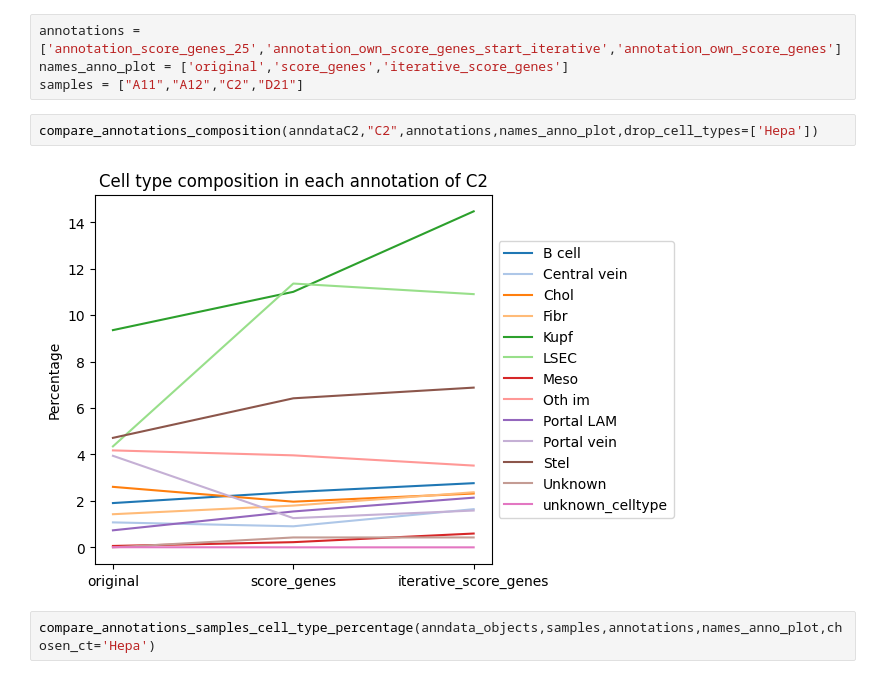
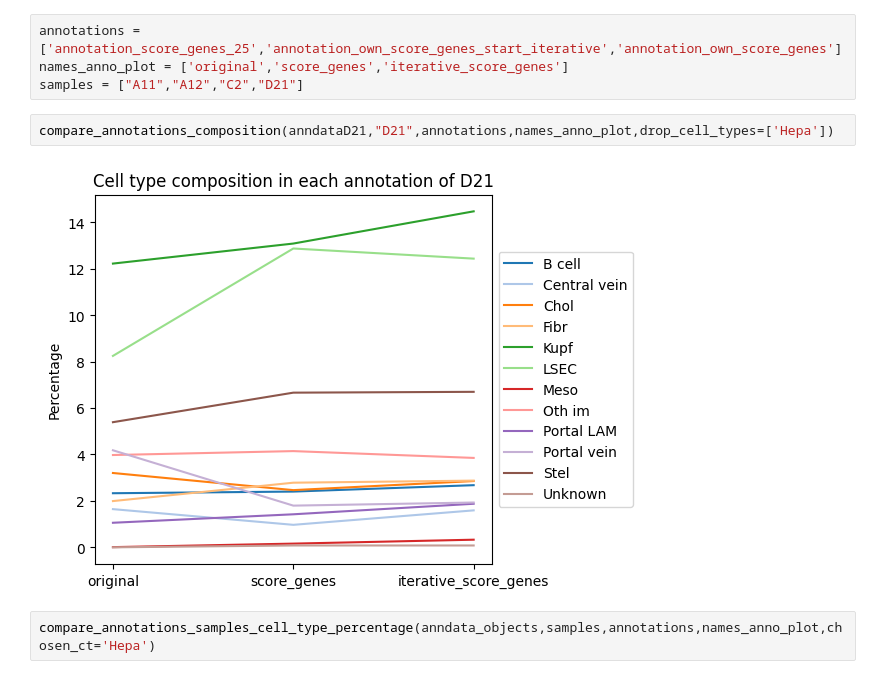
Before and after one commit to WoutVanhenden/Thesis, a Jupyter notebook: compare_clusterings.ipynb, the cells around one changed output. Cells and saved outputs as stored; diff of their text form.

```diff
--- a/compare_clusterings.ipynb
+++ b/compare_clusterings.ipynb
@@ -39,9 +38,9 @@ annotations = ['annotation_score_genes_25','annotation_own_score_genes_start_ite
 names_anno_plot = ['original','score_genes','iterative_score_genes']
 samples = ["A11","A12","C2","D21"]
 # %%
-compare_annotations_composition(anndataC2,"C2",annotations,names_anno_plot,drop_cell_types=['Hepa'])
+compare_annotations_composition(anndataD21,"D21",annotations,names_anno_plot,drop_cell_types=['Hepa'])
 # %% [output]
-[figure, old version]
+[figure, new version]
 # %%
 compare_annotations_samples_cell_type_percentage(anndata_objects,samples,annotations,names_anno_plot,chosen_ct='Hepa')
 # %% [output]
```
Also changed, not shown: parts of 3 cells of this notebook.
